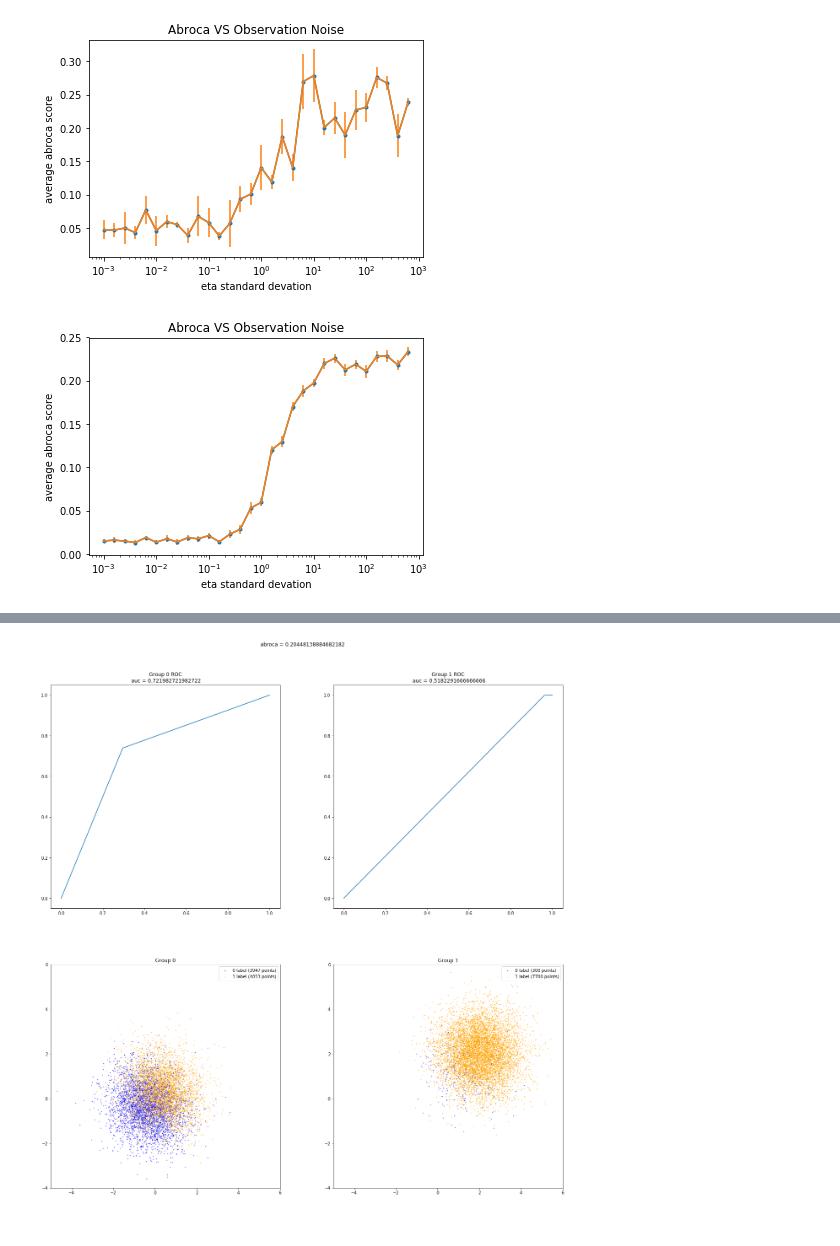
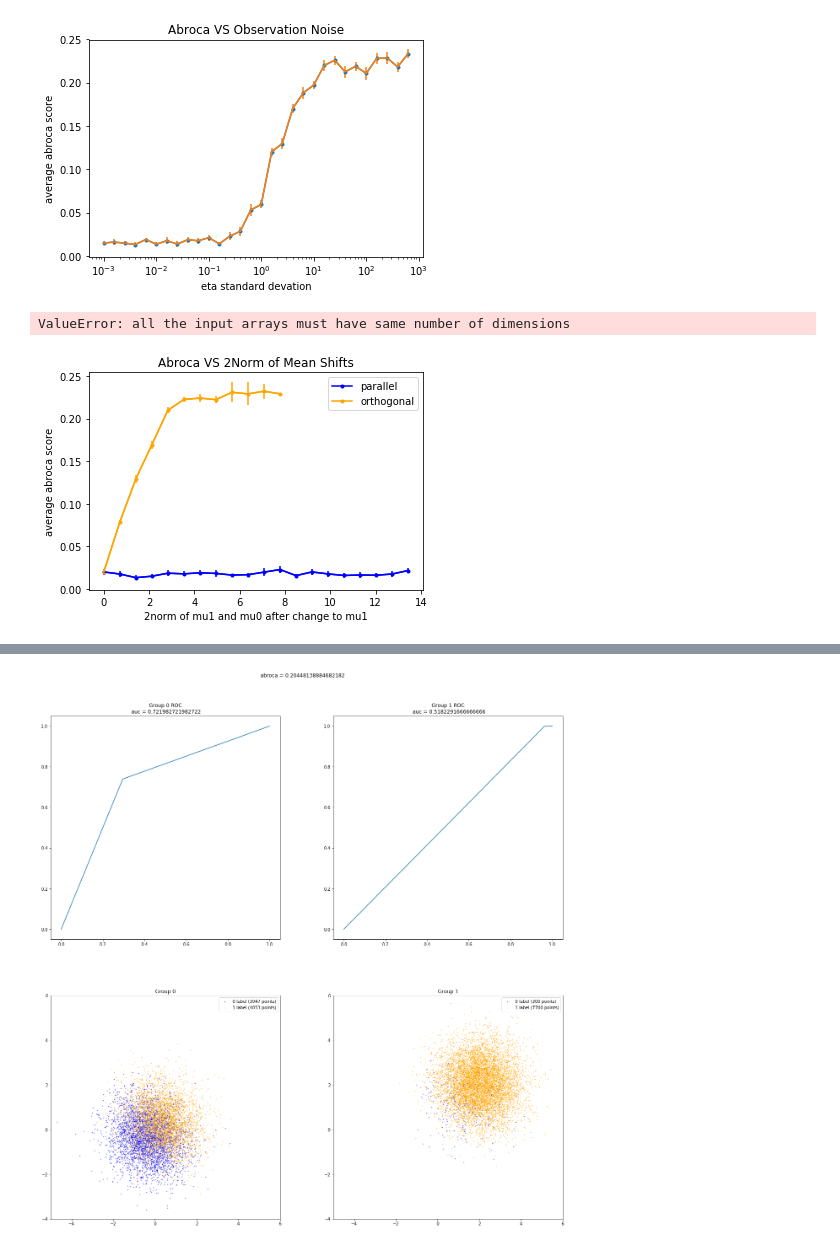
Before and after one commit to 13nat1313/ABROCAproject, a Jupyter notebook: ABROCAproject.ipynb, the cells around one changed output, grey strips where cells are left out. Drawn from its saved outputs; the diff is of its cells as text; code cells hidden in the pictures.

```diff
--- a/ABROCAproject.ipynb
+++ b/ABROCAproject.ipynb
@@ -25,6 +23,7 @@ ModuleNotFoundError: No module named 'ABROCA'
 # %%
+# observation noise vs. ABROCA plot example
 eta_sds = [10**i for i in np.arange(-3,3,0.2)]
-avg_abrocas, errors, _ = ABROCA.ABROCAvs_plot('obs_noise', eta_sds, s=13, d=3, n=[500,500], r=3)
+avg_abrocas, errors = ABROCA.ABROCAvs_plot('obs_noise', eta_sds, s=13, n=10000, r=10)
 plt.xscale('log')
 plt.yscale('linear')
 plt.plot(eta_sds, avg_abrocas, marker='.')
@@ -32,20 +31,46 @@ plt.errorbar(eta_sds, avg_abrocas, yerr=errors)
 plt.xlabel('eta standard devation')
 plt.ylabel('average abroca score')
 plt.title('Abroca VS Observation Noise')
+plt.savefig('figures/abroca-vs-obsnoise.png')
 plt.show()
 # %% [output]
-[figure, old version]
+[figure, new version]
 # %%
-# observation noise vs. ABROCA plot example
-eta_sds = [10**i for i in np.arange(-3,3,0.2)]
-avg_abrocas, errors, _ = ABROCA.ABROCAvs_plot('obs_noise', eta_sds, s=13, n=[5000,5000], r=10)
-plt.xscale('log')
+# sample imbalance vs. ABROCA plot example
+p0 = [.01,.05,.1,.2,.3,.4,.5,.6,.7,.8,.9,.95,.99]
+
+avg_abrocas, errors = ABROCA.ABROCAvs_plot('p_0', p0, s=13, n=10000, r=10)
+plt.xscale('linear')
 plt.yscale('linear')
-plt.plot(eta_sds, avg_abrocas, marker='.')
-plt.errorbar(eta_sds, avg_abrocas, yerr=errors)
-plt.xlabel('eta standard devation')
+plt.plot(p0, avg_abrocas, marker='.')
+plt.errorbar(p0, avg_abrocas, yerr=errors)
+plt.xlabel('p0')
 plt.ylabel('average abroca score')
-plt.title('Abroca VS Observation Noise')
+plt.title('Abroca VS Subgroup N Imbalance')
+plt.savefig('figures/abroca-vs-p0.png')
 plt.show()
 # %% [output]
-[figure, removed]
+ValueError: all the input arrays must have same number of dimensions
+# %%
+#mean shifts vs. ABROCA plot example
+mu_change = np.arange(0,10,0.5)
+avg_abrocas_p, errors_p = ABROCA.ABROCAvs_plot('mu_parallel', mu_change, s=11, n=10000, r=10)
+avg_abrocas_o, errors_o = ABROCA.ABROCAvs_plot('mu_orthogonal', mu_change, s=11, n=10000, r=10)
+
+mu_diff_p = [np.linalg.norm(np.array([0+e,0-e]) - np.array([0,0]), ord=2) for e in mu_change]
+mu_diff_o = [np.linalg.norm(np.array([0+e,0+e]) - np.array([0,0]), ord=2) for e in mu_change]
+
+plt.xscale('linear')
+plt.yscale('linear')
+plt.plot(mu_diff_p, avg_abrocas_p, marker='.', label='parallel', color='blue')
+plt.errorbar(mu_diff_p, avg_abrocas_p, yerr=errors_p, color='blue')
+plt.plot(mu_diff_o, avg_abrocas_o, marker='.', label='orthogonal', color='orange')
+plt.errorbar(mu_diff_o, avg_abrocas_o, yerr=errors_o, color='orange')
+plt.xlabel('2norm of mu1 and mu0 after change to mu1')
+plt.ylabel('average abroca score')
+plt.title('Abroca VS 2Norm of Mean Shifts')
+plt.legend()
+plt.savefig('figures/abroca-vs-meanshifts.png')
+plt.show()
+# %% [output]
+[figure, added]
```
Also changed, not shown: parts of 6 cells of this notebook, 4 other files.
